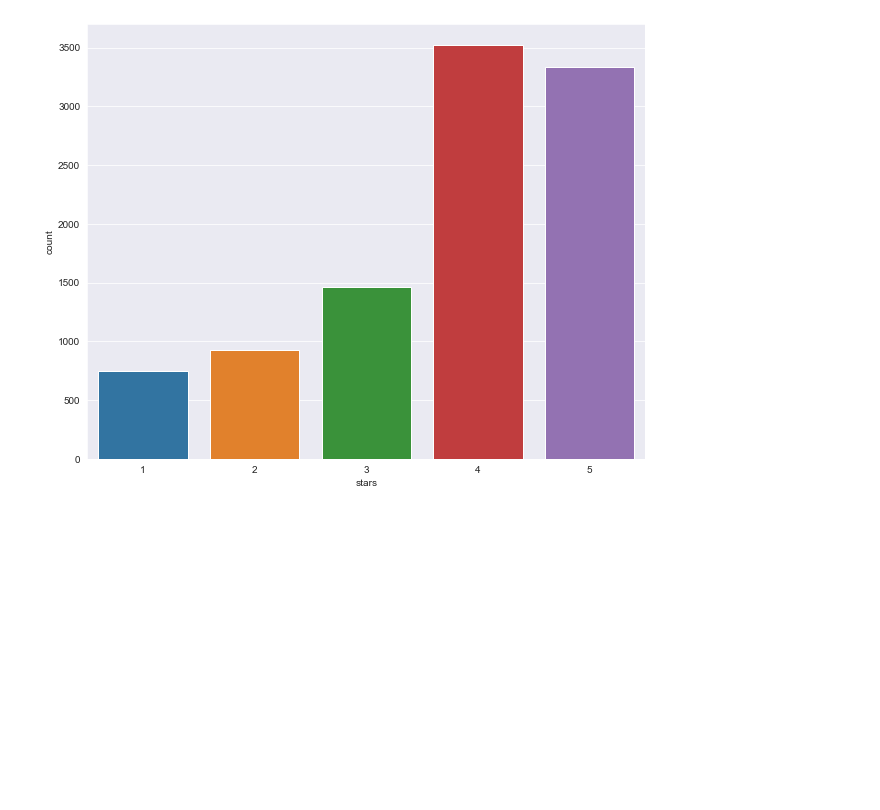
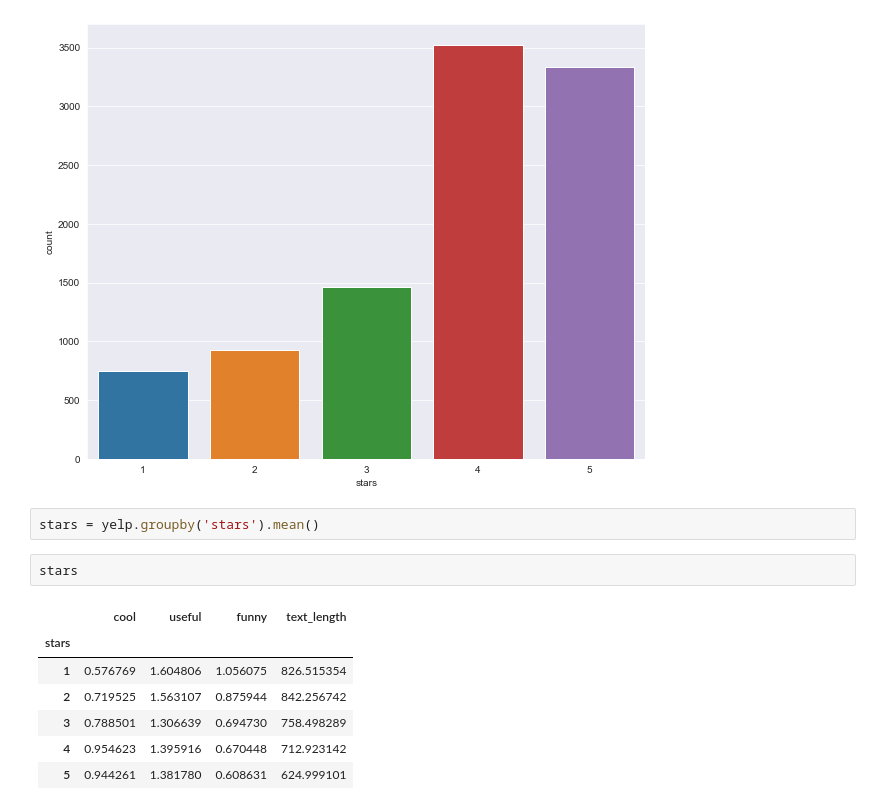
Before and after one commit to prashantfb65/nlp, a Jupyter notebook: notebooks/nlp_for_rating_reviews.ipynb, the cells around one changed output. Drawn from its saved outputs; the diff is of its cells as text; blank space fills up the shorter version.

```diff
--- a/notebooks/nlp_for_rating_reviews.ipynb
+++ b/notebooks/nlp_for_rating_reviews.ipynb
@@ -104,3 +104,15 @@ sns.countplot(x='stars', data=yelp)
 # %% [output]
 <matplotlib.axes._subplots.AxesSubplot at 0x...>
 [figure]
+# %%
+stars = yelp.groupby('stars').mean()
+# %%
+stars
+# %% [output]
+|  | cool | useful | funny | text_length |
+| stars |  |  |  |  |
+| 1 | 0.576769 | 1.604806 | 1.056075 | 826.515354 |
+| 2 | 0.719525 | 1.563107 | 0.875944 | 842.256742 |
+| 3 | 0.788501 | 1.306639 | 0.694730 | 758.498289 |
+| 4 | 0.954623 | 1.395916 | 0.670448 | 712.923142 |
+| 5 | 0.944261 | 1.381780 | 0.608631 | 624.999101 |
```
Also changed, not shown: parts of 19 cells of this notebook, 1 other file.
